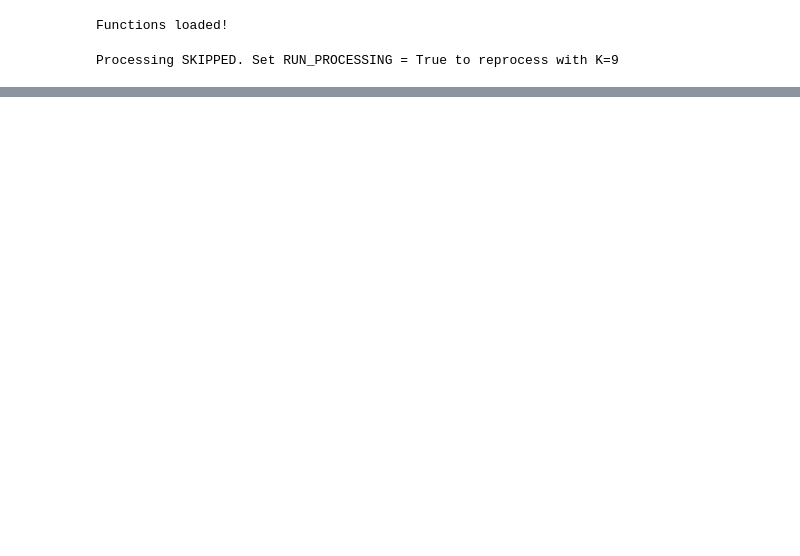
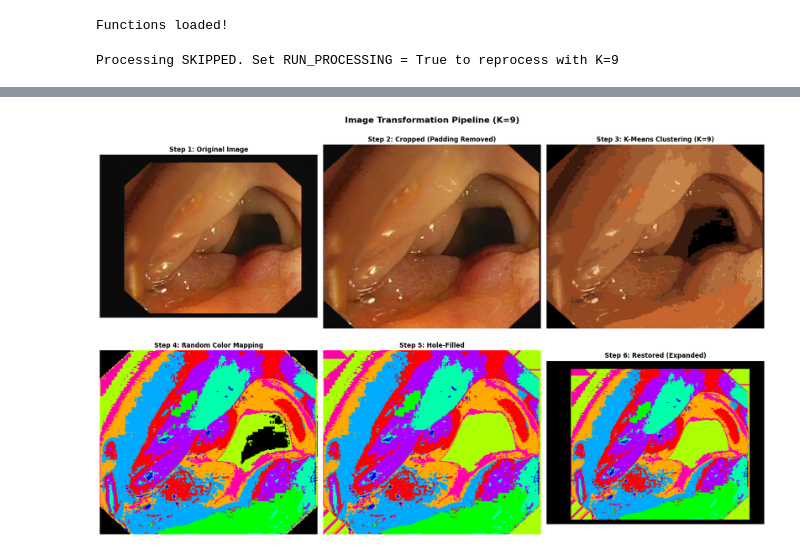
Before and after one commit to tanishq3142/CAPSTONE-, a Jupyter notebook: asim/kmeandisection.ipynb, the cells around one changed output, grey strips where cells are left out. Saved outputs shown, nothing was run; the diff lists cells and outputs as text; code cells hidden in the pictures; blank space fills up the shorter version.

Commit message:
add kmean87

```diff
--- a/asim/kmeandisection.ipynb
+++ b/asim/kmeandisection.ipynb
@@ -299,0 +298,93 @@ Unique colors: 10
+# %%
+# ============================================
+# VISUALIZE ALL TRANSFORMATION STEPS
+# ============================================
+
+def visualize_transformation_steps(input_path, k=9):
+    """
+    Visualize all steps of the image transformation pipeline:
+    1. Original Image
+    2. Cropped (Padding Removed)
+    3. K-Means Clustering (with original cluster colors)
+    4. Colored Clusters (with random distinct colors)
+    5. Hole-Filled
+    6. Restored to Original Size
+    """
+    # Step 1: Load original image
+    original = load_image(input_path)
+
+    # Step 2: Crop border / remove padding
+    cropped, border_color, crop_bounds = crop_border(original)
+
+    # Step 3: K-Means clustering
+    labels, centers = kmeans_cluster(cropped, k, border_color)
+
+    # Create image with original cluster center colors
+    h, w = cropped.shape[:2]
+    kmeans_original_colors = np.zeros((h*w, 3), dtype=np.uint8)
+    for i in range(h*w):
+        if labels[i] >= 0:
+            kmeans_original_colors[i] = centers[labels[i]]
+    kmeans_original_colors = kmeans_original_colors.reshape(h, w, 3)
+
+    # Step 4: Generate random colors and create colored image
+    random_colors = generate_random_colors(k)
+    kmeans_colored = create_clustered_image(cropped.shape, labels, random_colors)
+
+    # Step 5: Fill holes
+    filled = fill_holes(kmeans_colored)
+
+    # Step 6: Restore to original shape
+    restored = restore_to_original_shape(filled, original.shape, crop_bounds)
+
+    # Create visualization with all 6 steps
+    fig, axes = plt.subplots(2, 3, figsize=(18, 12))
+    fig.suptitle(f'Image Transformation Pipeline (K={k})', fontsize=16, fontweight='bold')
+
+    # Row 1: Original -> Cropped -> K-Means (original colors)
+    axes[0, 0].imshow(original)
+    axes[0, 0].set_title('Step 1: Original Image', fontsize=12, fontweight='bold')
+    axes[0, 0].axis('off')
+
+    axes[0, 1].imshow(cropped)
+    axes[0, 1].set_title('Step 2: Cropped (Padding Removed)', fontsize=12, fontweight='bold')
+    axes[0, 1].axis('off')
+
+    axes[0, 2].imshow(kmeans_original_colors)
+    axes[0, 2].set_title(f'Step 3: K-Means Clustering (K={k})', fontsize=12, fontweight='bold')
+    axes[0, 2].axis('off')
+
+    # Row 2: Colored -> Filled -> Restored
+    axes[1, 0].imshow(kmeans_colored)
+    axes[1, 0].set_title('Step 4: Random Color Mapping', fontsize=12, fontweight='bold')
+    axes[1, 0].axis('off')
+
+    axes[1, 1].imshow(filled)
+    axes[1, 1].set_title('Step 5: Hole-Filled', fontsize=12, fontweight='bold')
+    axes[1, 1].axis('off')
+
+    axes[1, 2].imshow(restored)
+    axes[1, 2].set_title('Step 6: Restored (Expanded)', fontsize=12, fontweight='bold')
+    axes[1, 2].axis('off')
+
+    plt.tight_layout()
+    plt.savefig('transformation_steps.png', dpi=150, bbox_inches='tight')
+    plt.show()
+
+    print(f'\nTransformation pipeline visualization saved to: transformation_steps.png')
+    return fig
+
+# Run visualization on a sample image
+input_folder = 'subi'
+images = sorted([f for f in os.listdir(input_folder) if f.endswith('.png')],
+                key=lambda x: int(x.split('.')[0]))
+
+if images:
+    # Pick a random image or use the first one
+    sample_img = random.choice(images)
+    sample_path = os.path.join(input_folder, sample_img)
+    print(f'Visualizing transformation steps for: {sample_img}')
+    visualize_transformation_steps(sample_path, k=K)
+else:
+    print('No images found in the subi folder!')
+# %% [output]
@@ -299,0 +392 @@ Unique colors: 10
+[figure, added]
```
Also changed, not shown: parts of 3 cells of this notebook, 15 other files.
